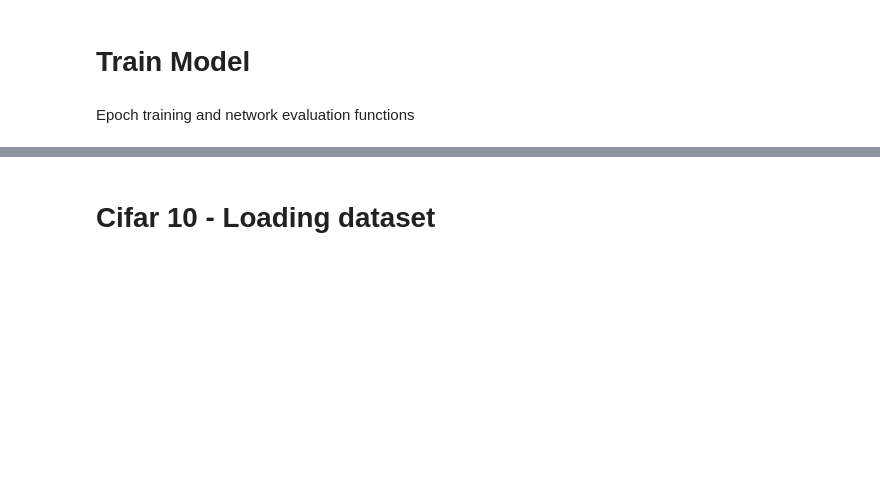
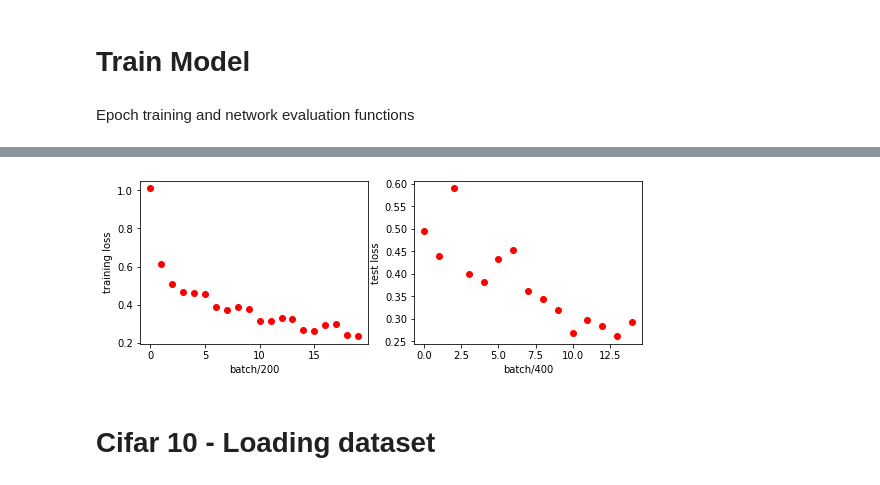
Before and after one commit to llamprou/NeuralNetwork, a Jupyter notebook: Convolutional.ipynb, the cells around one changed output, grey strips where cells are left out. Cells and saved outputs as stored; diff of their text form; code cells hidden in the pictures; blank space fills up the shorter version.

```diff
--- a/Convolutional.ipynb
+++ b/Convolutional.ipynb
@@ -194,6 +194,7 @@ class CNN_training(nn.Module):
       dt, _ = self.run_epoch()
       a = self.evaluate()
       print(f"Epoch: {epoch} | time: {dt:.2f} -- test loss = {self.test_loss[-1]:.2f} -- accuracy = {a:.2f}\n")
+    self.plot_loss()
 # %%
 train_fashion = CNN_training(data = d, state = state, model = model, opt = opt, scheduler = scheduler)
 # %%
@@ -208,3 +220,7 @@ KeyboardInterrupt: ignored
+# %%
+train_fashion.plot_loss()
+# %% [output]
+[figure, added]
 # %% [markdown]
 # Cifar 10 - Loading dataset
 # %%
```
Also changed, not shown: parts of 1 cell of this notebook.
